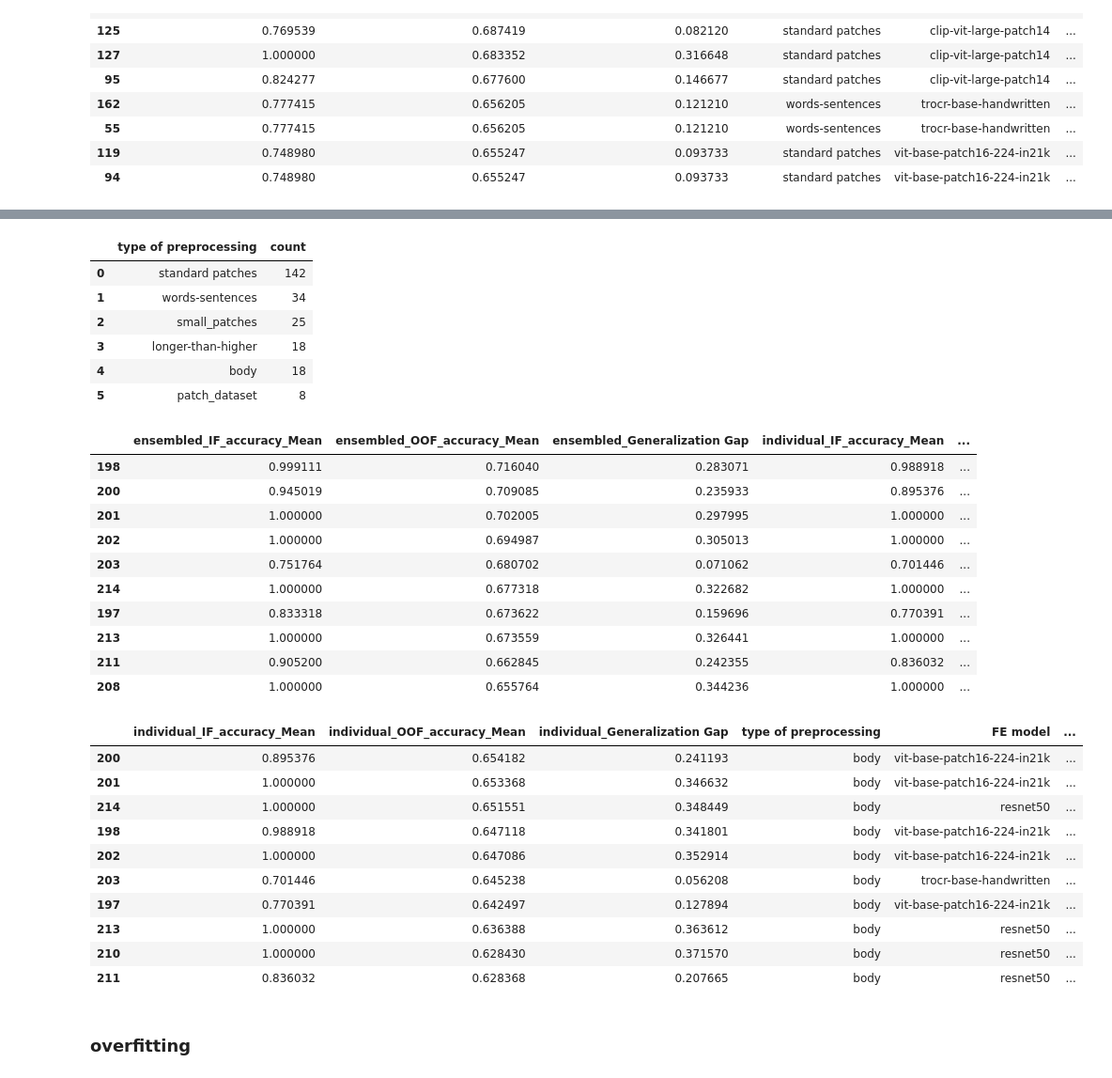
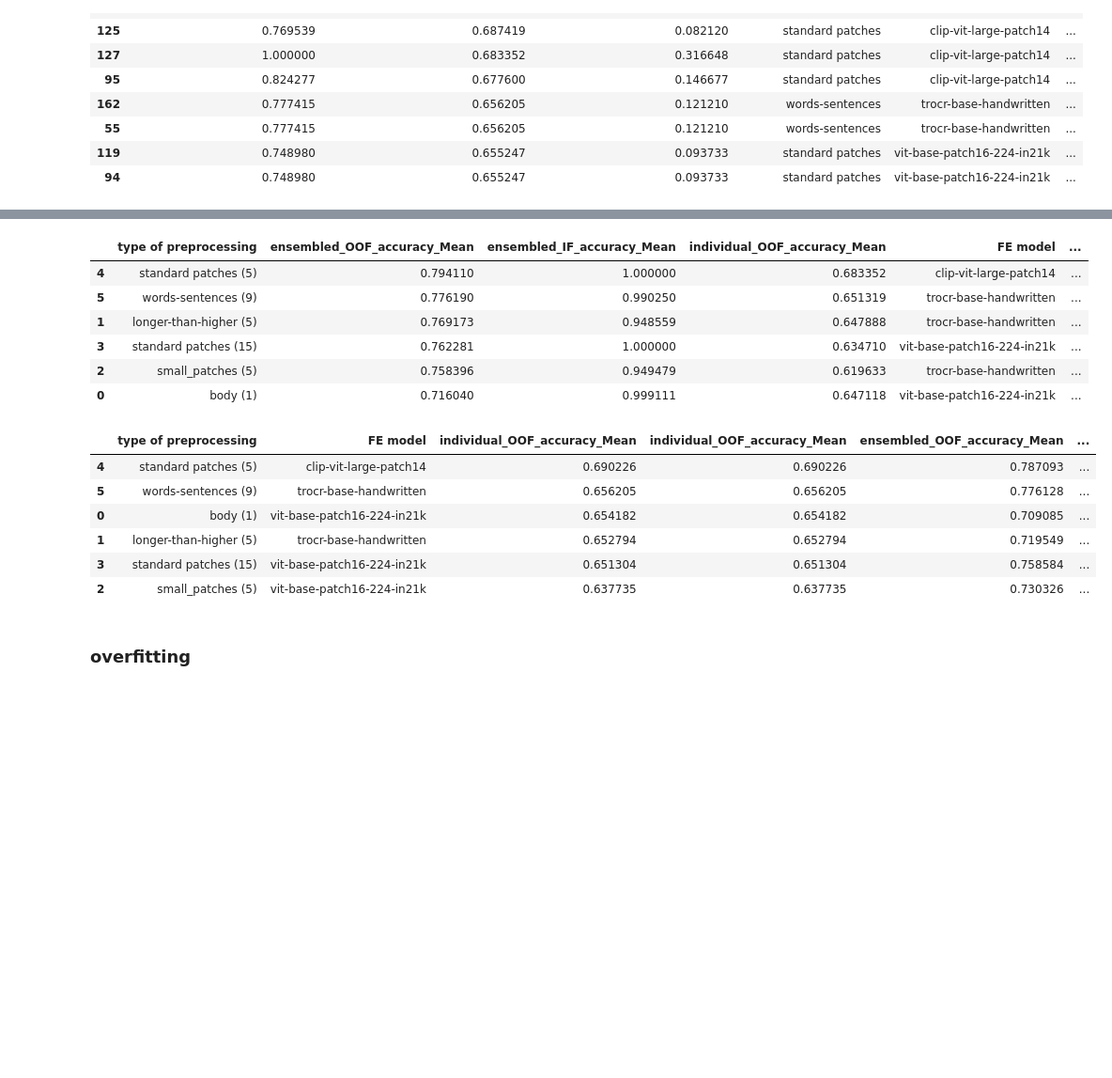
Before and after one commit to gitMorelli/gender_detection, a Jupyter notebook: notebooks/others/explore_log_preprocessed_data.ipynb, the cells around one changed output, grey strips where cells are left out. Shown at 94% size. Drawn from its saved outputs; the diff is of its cells as text; code cells hidden in the pictures; blank space fills up the shorter version.

```diff
--- a/notebooks/others/explore_log_preprocessed_data.ipynb
+++ b/notebooks/others/explore_log_preprocessed_data.ipynb
@@ -289,6 +289,15 @@ df_2 = file_IO.assemble_csv_from_log(LOG_FILE_2)
 df_2['created'] = pd.to_datetime(df_2['created'])
 df_2['experiment'] = df_2['experiment'].apply(lambda x: os.path.basename(str(x)))
 all_columns_2=df_2.columns
+# %%
+# Map 'm patches' and 'type' from df_2 to df_exp based on 'original raw file' and 'experiment'
+df_exp = df_exp.copy()
+df_exp['m patches'] = df_exp['original raw file'].map(df_2.set_index('experiment')['m patches'])
+df_exp['type of preprocessing'] = df_exp['original raw file'].map(df_2.set_index('experiment')['type'])
+df_exp['type of preprocessing'] = df_exp.apply(
+    lambda row: f"{row['type of preprocessing']} ({int(row['m patches'])})" if pd.notnull(row['m patches']) else row['type of preprocessing'],
+    axis=1
+)
 # %% [markdown]
 ## tests
 # %%
@@ -511,39 +706,26 @@ display_specific(max_accuracy(df_exp, filters={'FE model':'trocr-base-handwritte
 # %%
 #per preprocessed type
-value='body'
-display(get_occurrences(df_exp,'type of preprocessing'))
-display_specific(max_accuracy(df_exp, filters={'type of preprocessing':value}, aggregation='ensembled'), n=10, cols=ensembled_acc_cols+individual_acc_cols+exp_properties)
-display_specific(max_accuracy(df_exp, filters={'type of preprocessing':value}, aggregation='individual'), n=10, cols=individual_acc_cols+exp_properties)
+# model specific
+display_specific(max_accuracy(df_exp, filters=None, aggregation='ensembled').groupby('type of preprocessing', as_index=False).first().sort_values(by='ensembled_OOF_accuracy_Mean', ascending=False),
+              n=10, cols=['type of preprocessing','ensembled_OOF_accuracy_Mean','ensembled_IF_accuracy_Mean', 'individual_OOF_accuracy_Mean',
+                                              'FE model','classifier model','with PCA'])
+display_specific(max_accuracy(df_exp, filters=None, aggregation='individual').groupby('type of preprocessing', as_index=False).first().sort_values(by='individual_OOF_accuracy_Mean', ascending=False),
+              n=10, cols=['type of preprocessing','FE model','individual_OOF_accuracy_Mean','individual_OOF_accuracy_Mean','ensembled_OOF_accuracy_Mean','ensembled_IF_accuracy_Mean','classifier model','with PCA'])
 # %% [output]
-|  | type of preprocessing | count |
-| 0 | standard patches | 142 |
-| 1 | words-sentences | 34 |
-| 2 | small_patches | 25 |
-| 3 | longer-than-higher | 18 |
-| 4 | body | 18 |
-| 5 | patch_dataset | 8 |
+|  | type of preprocessing | ensembled_OOF_accuracy_Mean | ensembled_IF_accuracy_Mean | individual_OOF_accuracy_Mean | FE model | ... |
+| 4 | standard patches (5) | 0.794110 | 1.000000 | 0.683352 | clip-vit-large-patch14 | ... |
+| 5 | words-sentences (9) | 0.776190 | 0.990250 | 0.651319 | trocr-base-handwritten | ... |
+| 1 | longer-than-higher (5) | 0.769173 | 0.948559 | 0.647888 | trocr-base-handwritten | ... |
+| 3 | standard patches (15) | 0.762281 | 1.000000 | 0.634710 | vit-base-patch16-224-in21k | ... |
+| 2 | small_patches (5) | 0.758396 | 0.949479 | 0.619633 | trocr-base-handwritten | ... |
+| 0 | body (1) | 0.716040 | 0.999111 | 0.647118 | vit-base-patch16-224-in21k | ... |
-|  | ensembled_IF_accuracy_Mean | ensembled_OOF_accuracy_Mean | ensembled_Generalization Gap | individual_IF_accuracy_Mean | ... |
-| 198 | 0.999111 | 0.716040 | 0.283071 | 0.988918 | ... |
-| 200 | 0.945019 | 0.709085 | 0.235933 | 0.895376 | ... |
-| 201 | 1.000000 | 0.702005 | 0.297995 | 1.000000 | ... |
-| 202 | 1.000000 | 0.694987 | 0.305013 | 1.000000 | ... |
-| 203 | 0.751764 | 0.680702 | 0.071062 | 0.701446 | ... |
-| 214 | 1.000000 | 0.677318 | 0.322682 | 1.000000 | ... |
-| 197 | 0.833318 | 0.673622 | 0.159696 | 0.770391 | ... |
-| 213 | 1.000000 | 0.673559 | 0.326441 | 1.000000 | ... |
-| 211 | 0.905200 | 0.662845 | 0.242355 | 0.836032 | ... |
-| 208 | 1.000000 | 0.655764 | 0.344236 | 1.000000 | ... |
+|  | type of preprocessing | FE model | individual_OOF_accuracy_Mean | individual_OOF_accuracy_Mean | ensembled_OOF_accuracy_Mean | ... |
+| 4 | standard patches (5) | clip-vit-large-patch14 | 0.690226 | 0.690226 | 0.787093 | ... |
+| 5 | words-sentences (9) | trocr-base-handwritten | 0.656205 | 0.656205 | 0.776128 | ... |
+| 0 | body (1) | vit-base-patch16-224-in21k | 0.654182 | 0.654182 | 0.709085 | ... |
+| 1 | longer-than-higher (5) | trocr-base-handwritten | 0.652794 | 0.652794 | 0.719549 | ... |
+| 3 | standard patches (15) | vit-base-patch16-224-in21k | 0.651304 | 0.651304 | 0.758584 | ... |
+| 2 | small_patches (5) | vit-base-patch16-224-in21k | 0.637735 | 0.637735 | 0.730326 | ... |
-|  | individual_IF_accuracy_Mean | individual_OOF_accuracy_Mean | individual_Generalization Gap | type of preprocessing | FE model | ... |
-| 200 | 0.895376 | 0.654182 | 0.241193 | body | vit-base-patch16-224-in21k | ... |
-| 201 | 1.000000 | 0.653368 | 0.346632 | body | vit-base-patch16-224-in21k | ... |
-| 214 | 1.000000 | 0.651551 | 0.348449 | body | resnet50 | ... |
-| 198 | 0.988918 | 0.647118 | 0.341801 | body | vit-base-patch16-224-in21k | ... |
-| 202 | 1.000000 | 0.647086 | 0.352914 | body | vit-base-patch16-224-in21k | ... |
-| 203 | 0.701446 | 0.645238 | 0.056208 | body | trocr-base-handwritten | ... |
-| 197 | 0.770391 | 0.642497 | 0.127894 | body | vit-base-patch16-224-in21k | ... |
-| 213 | 1.000000 | 0.636388 | 0.363612 | body | resnet50 | ... |
-| 210 | 1.000000 | 0.628430 | 0.371570 | body | resnet50 | ... |
-| 211 | 0.836032 | 0.628368 | 0.207665 | body | resnet50 | ... |
 # %% [markdown]
 ### overfitting
 # %%
```
Also changed, not shown: parts of 23 cells of this notebook, 3 other files.
